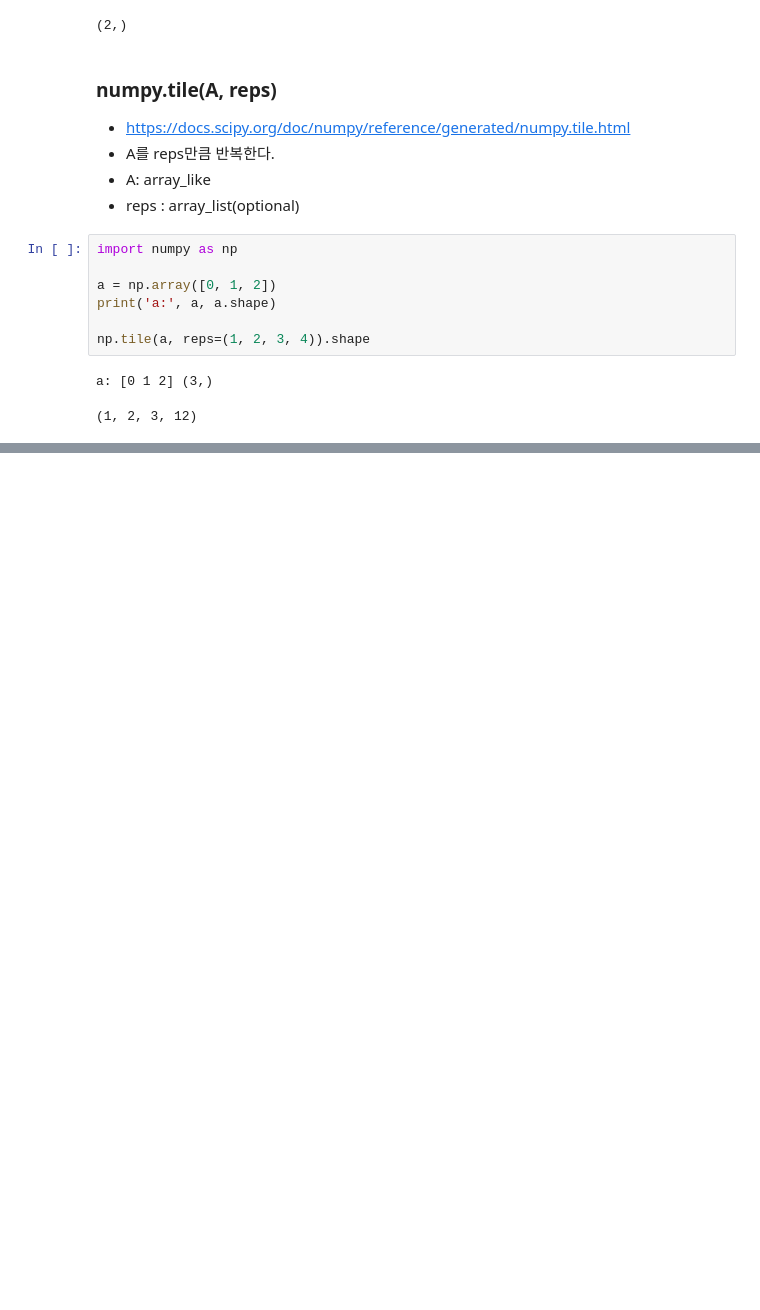
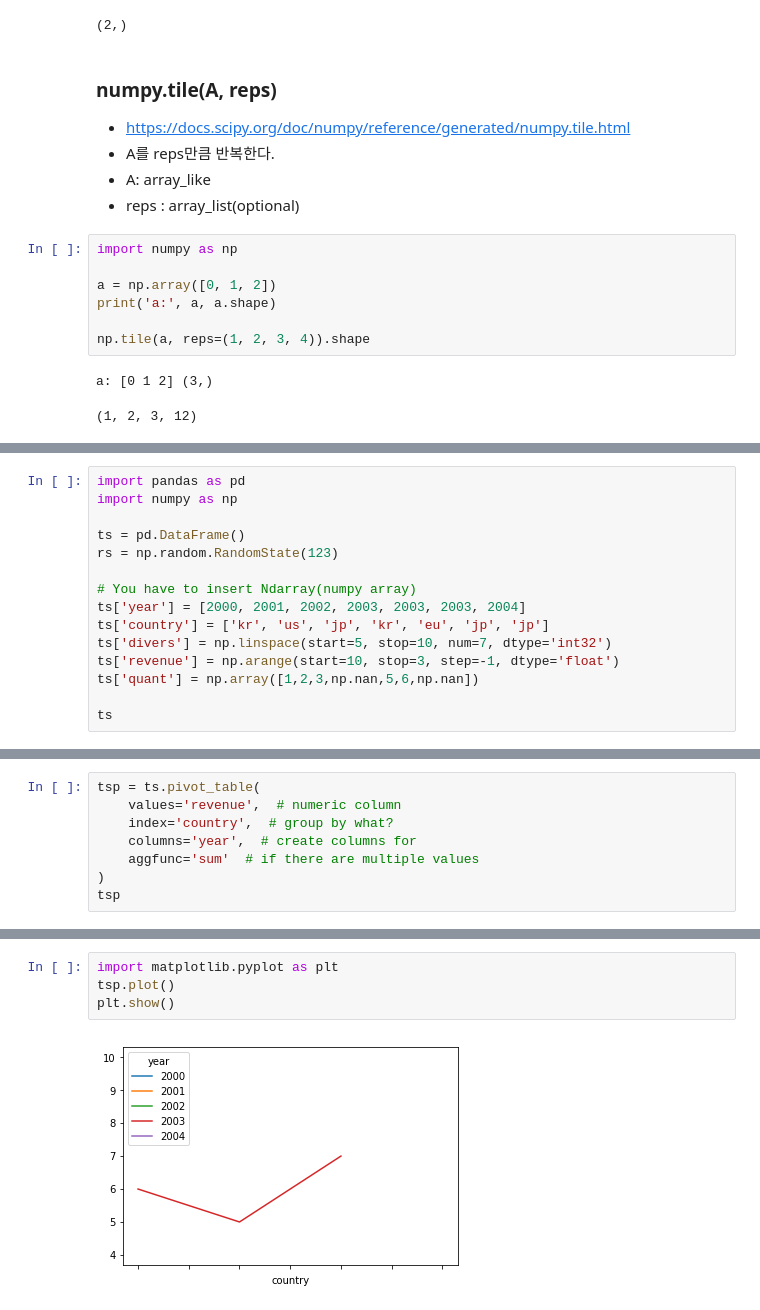
Before and after one commit to notyetend/pg, a Jupyter notebook: python_data_eng/_Python_numpy_and_pandas.ipynb, the cells around one changed output, grey strips where cells are left out. Saved outputs shown, nothing was run; the diff lists cells and outputs as text; blank space fills up the shorter version.

```diff
--- a/python_data_eng/_Python_numpy_and_pandas.ipynb
+++ b/python_data_eng/_Python_numpy_and_pandas.ipynb
@@ -298,0 +732,15 @@ a: [0 1 2] (3,)
+# %%
+import pandas as pd
+import numpy as np
+
+ts = pd.DataFrame()
+rs = np.random.RandomState(123)
+
+# You have to insert Ndarray(numpy array)
+ts['year'] = [2000, 2001, 2002, 2003, 2003, 2003, 2004]
+ts['country'] = ['kr', 'us', 'jp', 'kr', 'eu', 'jp', 'jp']
+ts['divers'] = np.linspace(start=5, stop=10, num=7, dtype='int32')
+ts['revenue'] = np.arange(start=10, stop=3, step=-1, dtype='float')
+ts['quant'] = np.array([1,2,3,np.nan,5,6,np.nan])
+
+ts
@@ -298,0 +756,8 @@ a: [0 1 2] (3,)
+# %%
+tsp = ts.pivot_table(
+    values='revenue',  # numeric column
+    index='country',  # group by what?
+    columns='year',  # create columns for
+    aggfunc='sum'  # if there are multiple values
+)
+tsp
@@ -298,0 +771,6 @@ a: [0 1 2] (3,)
+# %%
+import matplotlib.pyplot as plt
+tsp.plot()
+plt.show()
+# %% [output]
+[figure, added]
```
Also changed, not shown: parts of 89 cells of this notebook, 3 other files.
